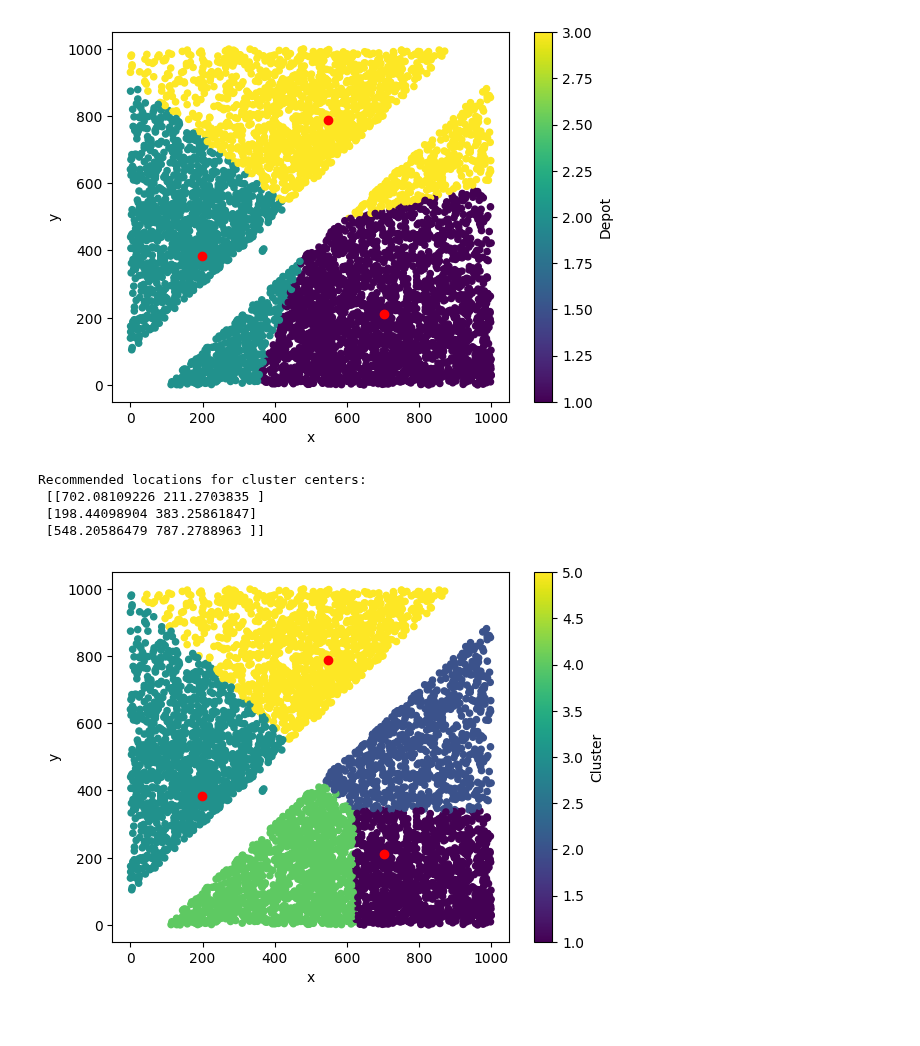
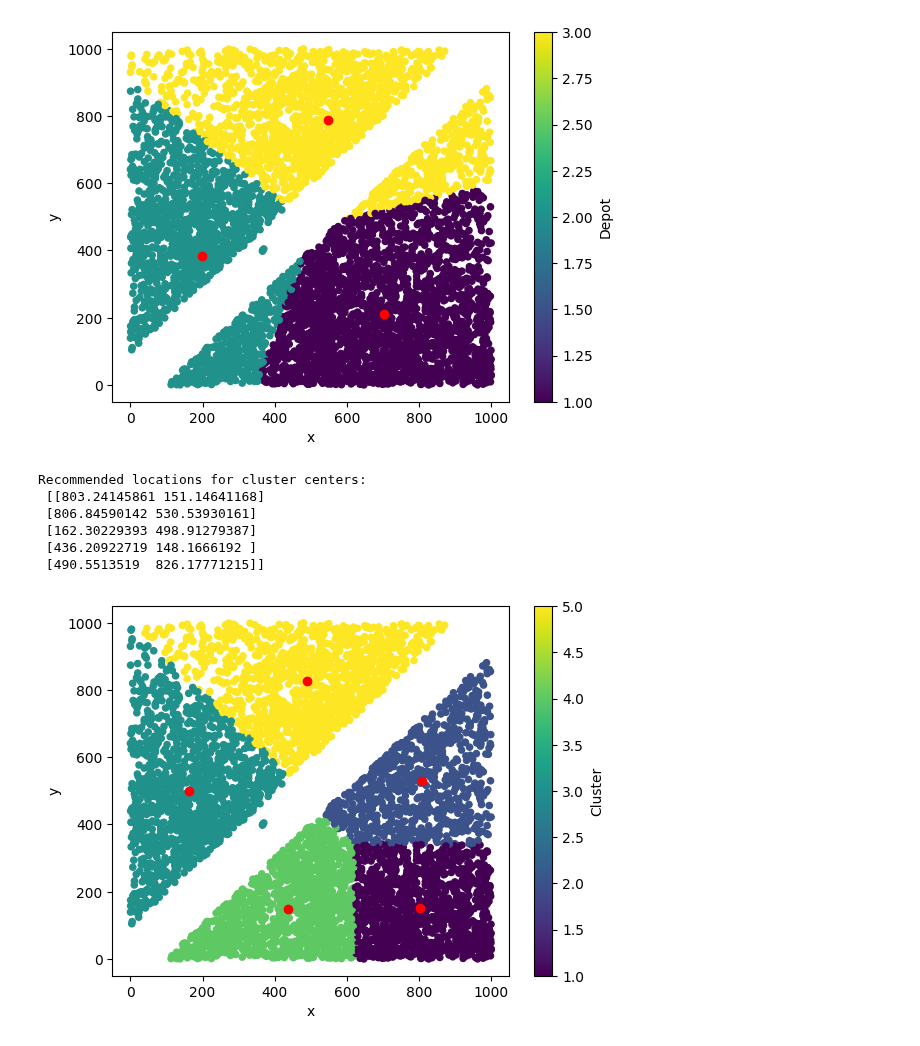
Before and after one commit to joojaa7/dataK-koneO, a Jupyter notebook: A05/A05_clustering.ipynb, the cells around one changed output. Saved outputs shown, nothing was run; the diff lists cells and outputs as text; code cells hidden in the pictures.

```diff
--- a/A05/A05_clustering.ipynb
+++ b/A05/A05_clustering.ipynb
@@ -126,21 +126,24 @@ for index, cluster in enumerate(cluster_locations):
 # %%
 # Kyynärpään perusteella 5 depottia
 clusters = 5
 df = pd.read_csv('data/drone_cust_locations.csv', sep=';')
 model = KMeans(init='random', n_clusters=clusters, random_state=1)
 dropped_data = df.drop(columns=['clientid'])
 model.fit(dropped_data)
+cluster_locations = model.cluster_centers_
 df['Cluster'] = model.labels_ + 1
 df.plot.scatter(x="x", y="y", c='Cluster', cmap="viridis")
 for index, cluster in enumerate(cluster_locations):
     plt.scatter(cluster[0], cluster[1], color='red')
 print(f'Recommended locations for cluster centers:\n {cluster_locations}')
 # %% [output]
 Recommended locations for cluster centers:
- [[702.08109226 211.2703835 ]
- [198.44098904 383.25861847]
- [548.20586479 787.2788963 ]]
+ [[803.24145861 151.14641168]
+ [806.84590142 530.53930161]
+ [162.30229393 498.91279387]
+ [436.20922719 148.1666192 ]
+ [490.5513519  826.17771215]]
-[figure, old version]
+[figure, new version]
 # %%
 # Discuss the differences in this context.
 # KMeans:in klusterit ovat symmetrisempiä kokoavan hierarkisen klusteroinnin klustereihin verrattuna
```
Also changed, not shown: parts of 1 cell of this notebook.
